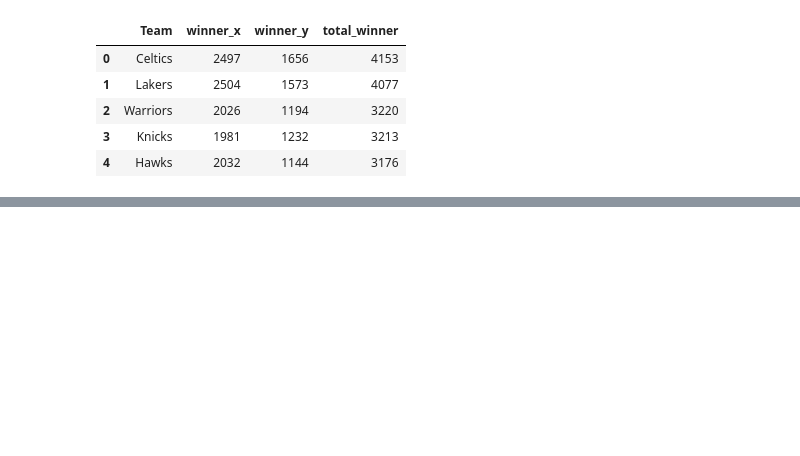
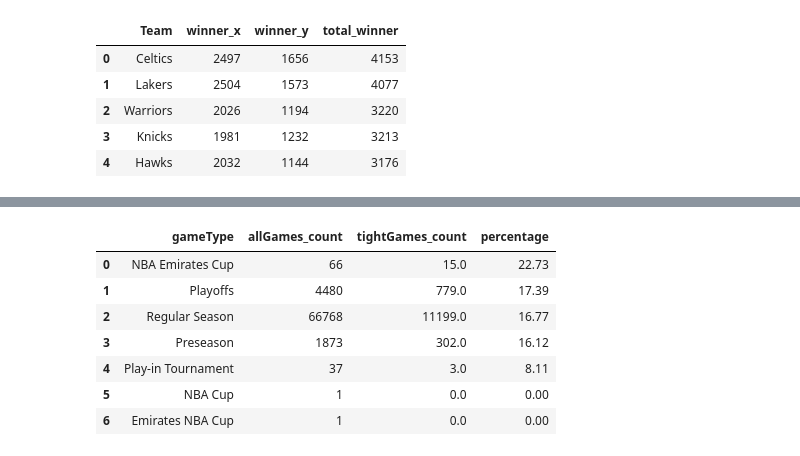
Before and after one commit to HafidzAfrieno/Project-Data-Analyst-Part-1, a Jupyter notebook: nba_player_analyst.ipynb, the cells around one changed output, grey strips where cells are left out. Saved outputs shown, nothing was run; the diff lists cells and outputs as text; code cells hidden in the pictures; blank space fills up the shorter version.

```diff
--- a/nba_player_analyst.ipynb
+++ b/nba_player_analyst.ipynb
@@ -659,4 +659,28 @@ df.head(2)
 | 1 | 42500135 | 2026-04-29 19:30:00 | Cleveland | Cavaliers | 1610612739 | Toronto | Raptors | ... |
 # %%
 #soal nomor 5
-# 5.Berapa persen pertandingan dalam dataset yang berakhir dengan selisih skor sangat tipis (misal <= 3$ poin)? Kelompokkan hasil persentase ini berdasarkan masing-masing gameType untuk melihat di fase mana laga sengit paling sering terjadi.
+# 5.Berapa persen pertandingan dalam dataset yang berakhir dengan selisih skor sangat tipis (misal <= 3 poin)? Kelompokkan hasil persentase ini berdasarkan masing-masing gameType untuk melihat di fase mana laga sengit paling sering terjadi.
+data = df[['homeScore','awayScore','gameType']].copy()
+data['score_diff'] = (data['homeScore']-data['awayScore']).abs()
+
+tihgt_games = data.loc[data['score_diff'] <= 3]
+all_games = data
+
+summary_tight_games = tihgt_games.groupby('gameType').agg(tightGames_count=('score_diff','count')).reset_index()
+summary_all_games = all_games.groupby('gameType').agg(allGames_count=('score_diff','count')).reset_index()
+
+total_games = pd.merge(summary_all_games,summary_tight_games,on='gameType',how='outer')
+total_games = total_games.fillna(0)
+total_games['percentage'] = ((total_games['tightGames_count'] / total_games['allGames_count'])*100).round(2)
+
+final_summary = total_games.sort_values(by='percentage', ascending=False).reset_index(drop=True)
+final_summary
+# %% [output]
+|  | gameType | allGames_count | tightGames_count | percentage |
+| 0 | NBA Emirates Cup | 66 | 15.0 | 22.73 |
+| 1 | Playoffs | 4480 | 779.0 | 17.39 |
+| 2 | Regular Season | 66768 | 11199.0 | 16.77 |
+| 3 | Preseason | 1873 | 302.0 | 16.12 |
+| 4 | Play-in Tournament | 37 | 3.0 | 8.11 |
+| 5 | NBA Cup | 1 | 0.0 | 0.00 |
+| 6 | Emirates NBA Cup | 1 | 0.0 | 0.00 |
```
